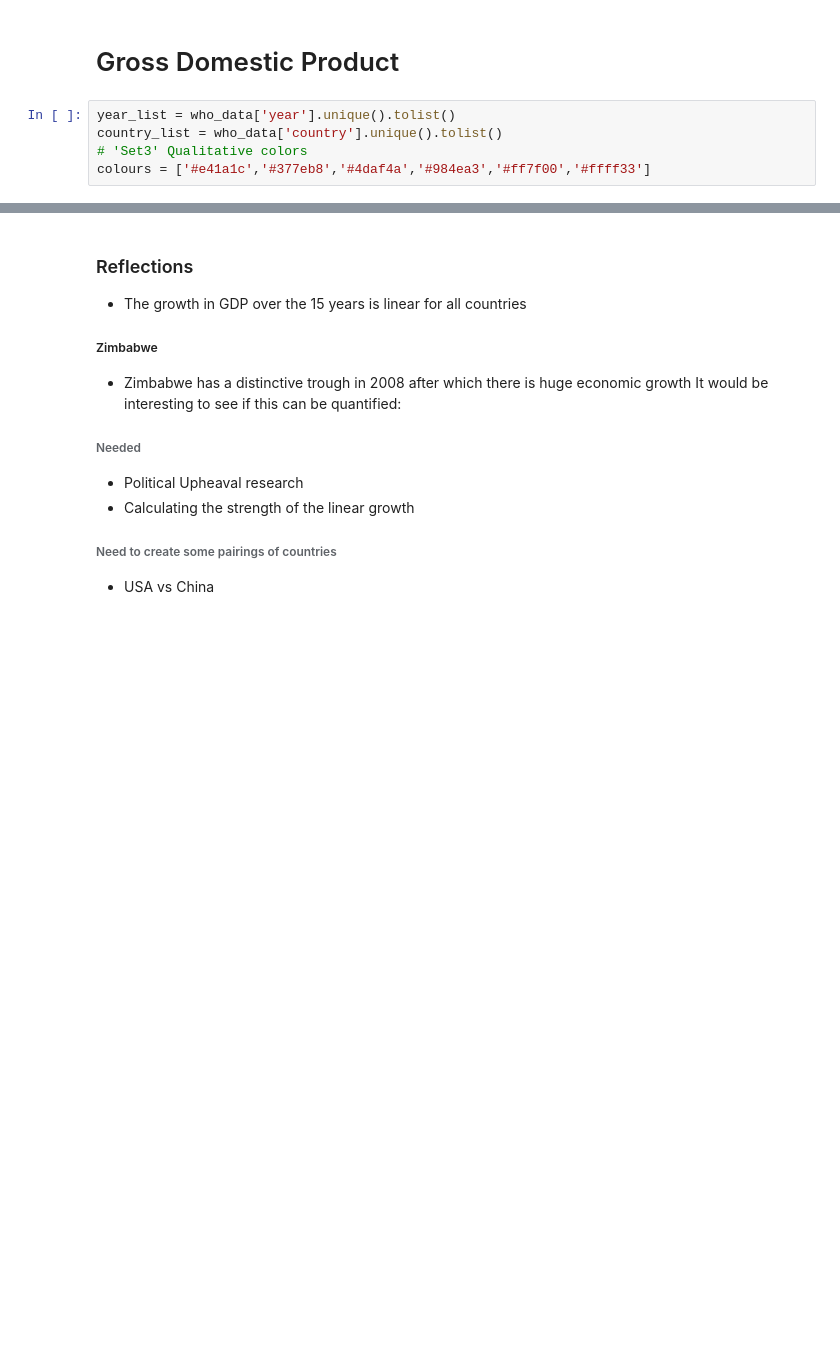
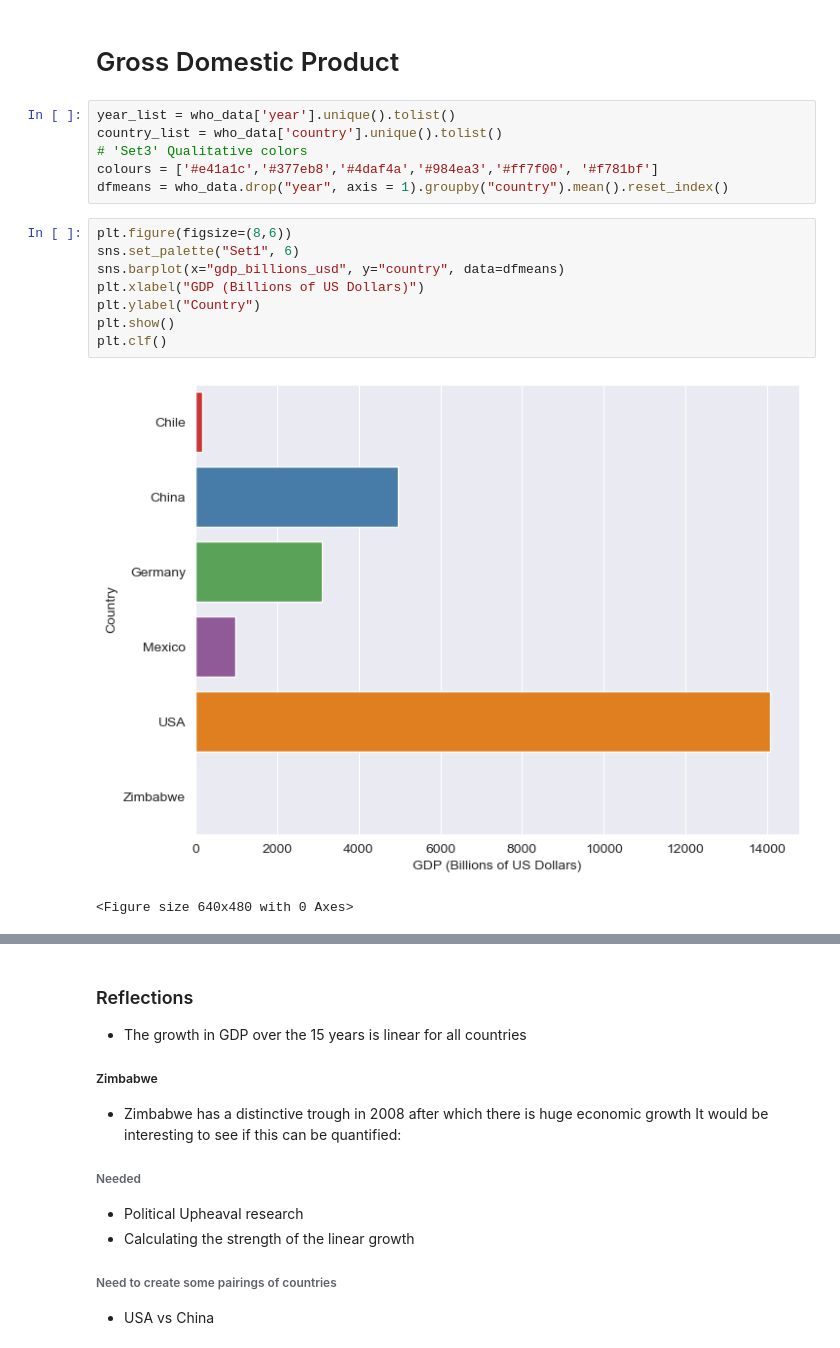
Before and after one commit to pineapple-bois/Life-Expectancy-and-GDP, a Jupyter notebook: life_expectancy_gdp.ipynb, the cells around one changed output, grey strips where cells are left out. Saved outputs shown, nothing was run; the diff lists cells and outputs as text; blank space fills up the shorter version.

```diff
--- a/life_expectancy_gdp.ipynb
+++ b/life_expectancy_gdp.ipynb
@@ -104,7 +104,19 @@ Then iterate through to produce for each country
 year_list = who_data['year'].unique().tolist()
 country_list = who_data['country'].unique().tolist()
 # 'Set3' Qualitative colors
-colours = ['#e41a1c','#377eb8','#4daf4a','#984ea3','#ff7f00','#ffff33']
+colours = ['#e41a1c','#377eb8','#4daf4a','#984ea3','#ff7f00', '#f781bf']
+dfmeans = who_data.drop("year", axis = 1).groupby("country").mean().reset_index()
+# %%
+plt.figure(figsize=(8,6))
+sns.set_palette("Set1", 6)
+sns.barplot(x="gdp_billions_usd", y="country", data=dfmeans)
+plt.xlabel("GDP (Billions of US Dollars)")
+plt.ylabel("Country")
+plt.show()
+plt.clf()
+# %% [output]
+[figure, added]
+<Figure size 640x480 with 0 Axes>
 # %%
 fig = plt.figure(figsize=(17, 15))
 for i in range(len(country_list)):
```
Also changed, not shown: parts of 5 cells of this notebook.
